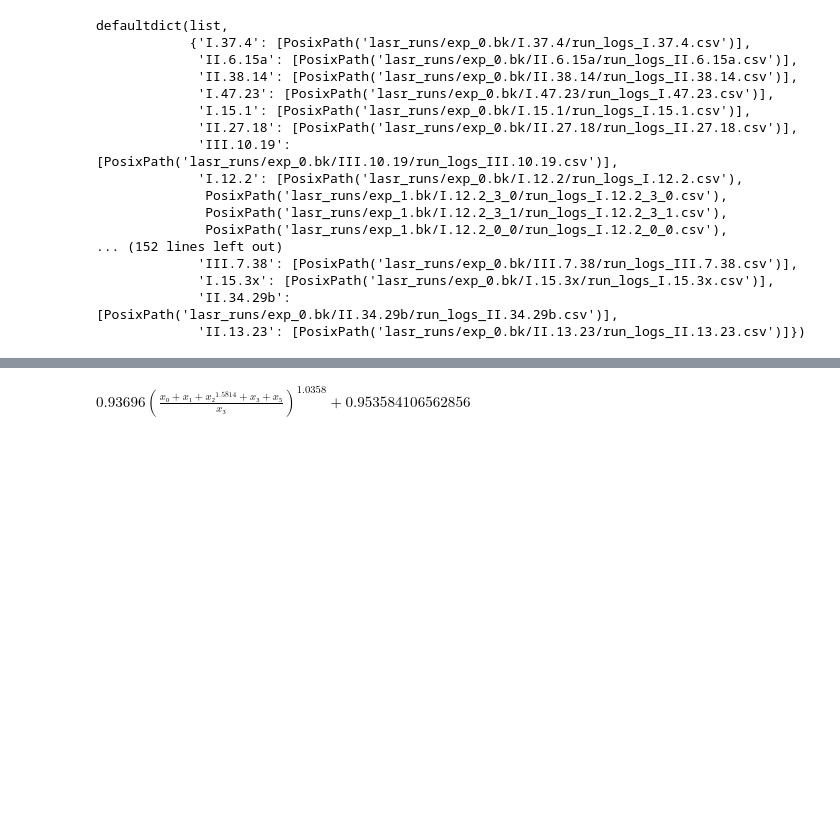
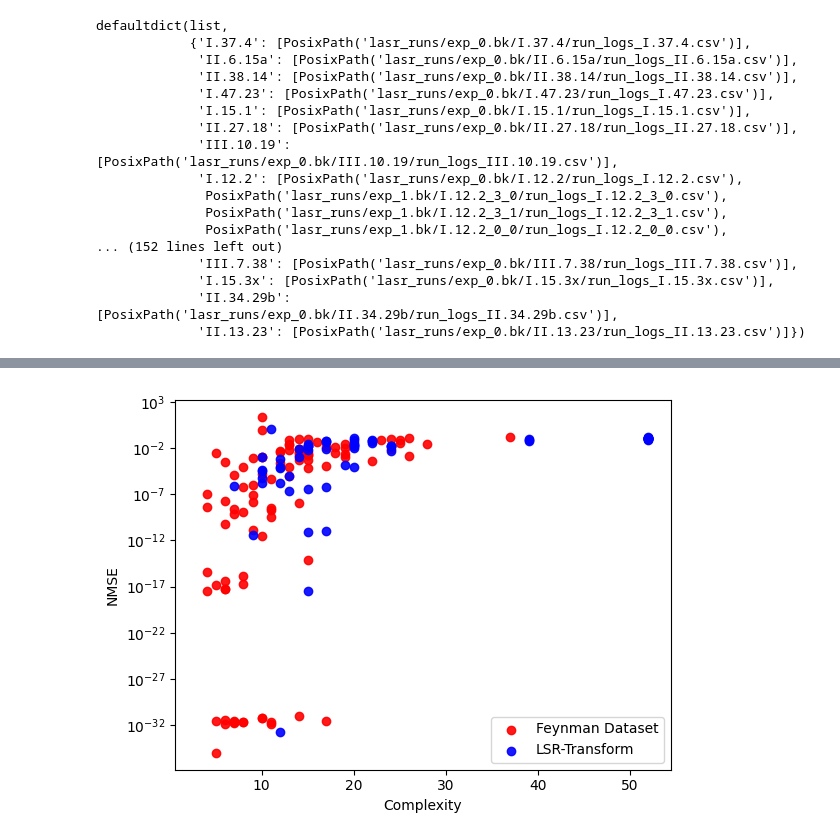
Before and after one commit to NNHieu/LibraryAugmentedSymbolicRegression.jl, a Jupyter notebook: Eval.ipynb, the cells around one changed output, grey strips where cells are left out. Saved outputs shown, nothing was run; the diff lists cells and outputs as text; code cells hidden in the pictures; blank space fills up the shorter version.

```diff
--- a/Eval.ipynb
+++ b/Eval.ipynb
@@ -10,3 +62,9 @@ from experiments.feynman_dm import FeynmanDataModule, TransformedFeynmanDataModu
+# %%
+dm = FeynmanDataModule()
+dm.setup()
+
+transformed_dm = TransformedFeynmanDataModule()
+transformed_dm.setup()
 # %%
 run_dirs = {r.stem.split("_")[-1]: r for r in Path("lasr_runs/exp_0.bk").glob("*/run_logs_*.csv")}
 transformed_run_dirs = {os.path.basename(r.parent): r for r in Path("lasr_runs/exp_1.bk").glob("*/run_logs_*.csv")}
@@ -41,3 +161,44 @@ defaultdict(list,
+# %%
+metrics = {}
+for orig_eq_name in grouped_run_dirs.keys():
+    runs = grouped_run_dirs[orig_eq_name]
+    run_path = runs[0]
+    eq_name = os.path.basename(run_path.parent)
+    df = pd.read_csv(run_path, header = None)
+    df.columns = ['Iteration', 'Complexity', 'Loss', 'Score', 'Expression', 'Time']
+    selected_id = df.groupby(by="Iteration")['Loss'].idxmin()
+    selected_id = max(selected_id)
+    row = df.loc[selected_id]
+    test_points = dm.problems[dm.name2id[eq_name]].samples['test'][:10000]
+    metrics[orig_eq_name] = compute_metrics(row.Expression.translate(SUB), test_points)
+
+transformed_metrics = {}
+for orig_eq_name in grouped_run_dirs.keys():
+    runs = grouped_run_dirs[orig_eq_name]
+    for run_path in runs[1:]:
+        eq_name = os.path.basename(run_path.parent)
+        df = pd.read_csv(run_path, header = None)
+        df.columns = ['Iteration', 'Complexity', 'Loss', 'Score', 'Expression', 'Time']
+        selected_id = df.groupby(by="Iteration")['Loss'].idxmin()
+        selected_id = max(selected_id)
+        row = df.loc[selected_id]
+        test_points = transformed_dm.problems[transformed_dm.name2id[eq_name]].samples['test'][:10000]
+        transformed_metrics[eq_name] = compute_metrics(row.Expression.translate(SUB), test_points)
+# %%
+X = np.array(list(complexities.values()))
+Y = np.array([metrics[k]['nmse'] for k in complexities.keys()])
+plt.scatter(x=X, y=Y, label="Feynman Dataset", color=colors[1], alpha=0.9)
+
+X2 = np.array([transformed_complexities[k] for k in transformed_metrics.keys()])
+Y2 = np.array([transformed_metrics[k]['nmse'] for k in transformed_metrics.keys()])
+plt.xlabel("Complexity")
+plt.ylabel("NMSE")
+plt.scatter(x=X2, y=Y2, label="LSR-Transform", color=colors[0], alpha=0.9)
+plt.legend()
+
+plt.yscale("log")
+# %% [output]
+[figure, added]
 # %%
 # for run_result_csv in run_dirs:
 #     df = pd.read_csv(run_result_csv, header = None)
@@ -60,4 +237,0 @@ for run in runs:
-# %%
-grouped_df['sympy_format'].loc[9]
-# %% [output]
-$\displaystyle 0.93696 \left(\frac{x₀ + x₁ + x₂^{1.5814} + x₃ + x₅}{x₃}\right)^{1.0358} + 0.953584106562856$
```
Also changed, not shown: parts of 10 cells of this notebook, 1 other file.
